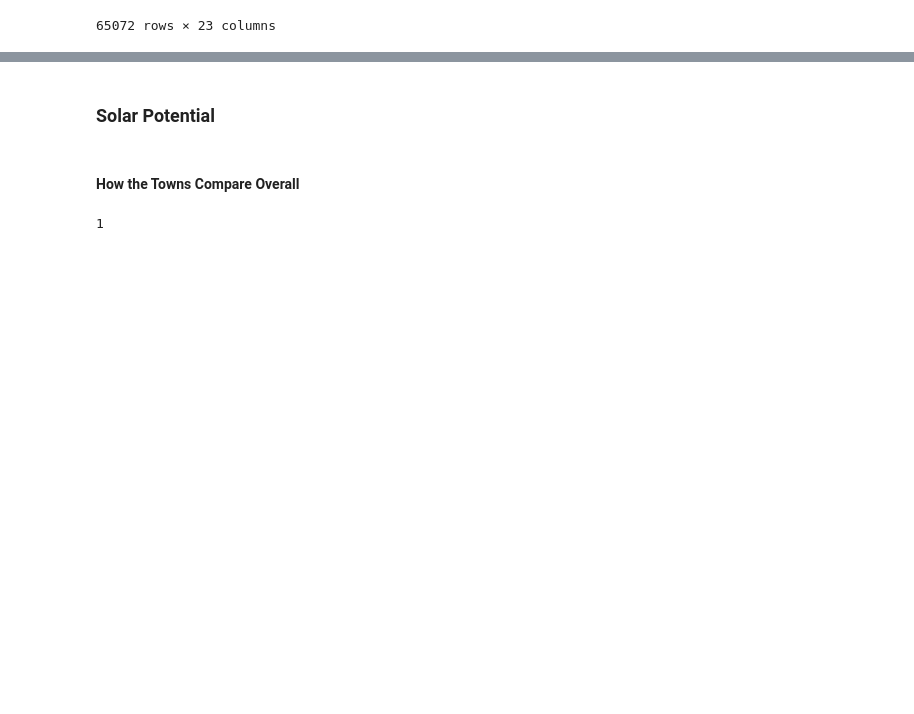
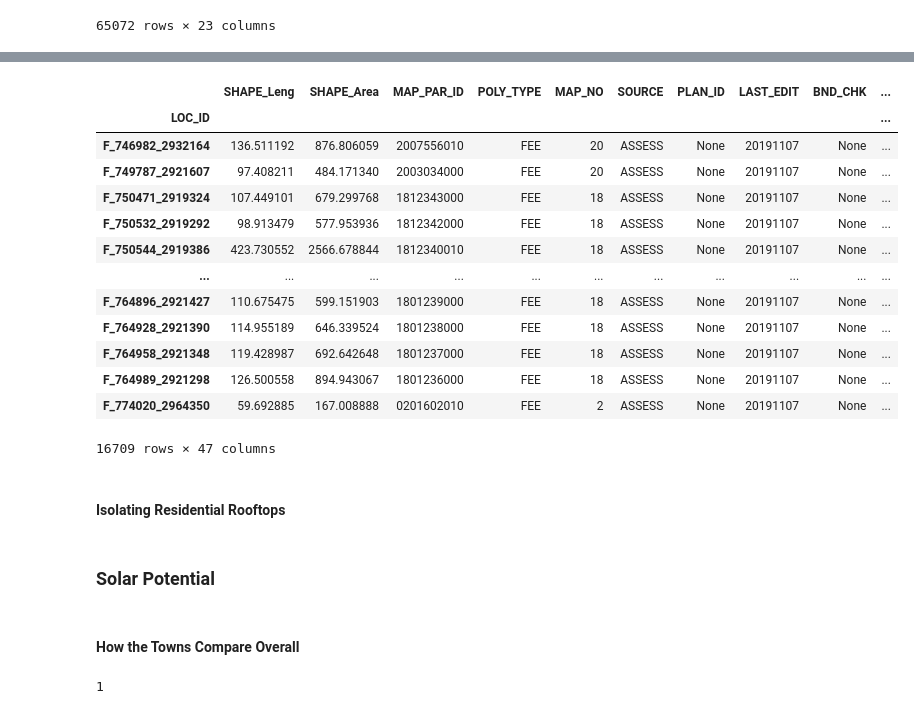
Before and after one commit to ghostpress/ma-solar, a Jupyter notebook: code/initViz.ipynb, the cells around one changed output, grey strips where cells are left out. Drawn from its saved outputs; the diff is of its cells as text; code cells hidden in the pictures; blank space fills up the shorter version.

Commit message:
Isolated residential parcels in study locations

```diff
--- a/code/initViz.ipynb
+++ b/code/initViz.ipynb
@@ -556,0 +571,27 @@ Name: TOWN_ID, dtype: int64
+# %%
+resNewton = assessNewton[assessNewton['USE_CODE'].isin(res)]
+resMilton = assessMilton[assessMilton['USE_CODE'].isin(res)]
+resBoston = assessBoston[assessBoston['USE_CODE'].isin(res)]
+# %%
+# Give the parcel polygons data and the residential assessment data
+# a common index
+
+parcelsNewton = parcelsNewton.set_index('LOC_ID')
+parcelsMilton = parcelsMilton.set_index('LOC_ID')
+parcelsBoston = parcelsBoston.set_index('LOC_ID')
+
+resNewton = resNewton.set_index('LOC_ID')
+resMilton = resMilton.set_index('LOC_ID')
+resBoston = resBoston.set_index('LOC_ID')
+# %%
+# Drop the 'TOWN_ID' columns from the residential assessment data (overlap)
+
+resNewton = resNewton.drop(columns=['TOWN_ID'])
+resMilton = resMilton.drop(columns=['TOWN_ID'])
+resBoston = resBoston.drop(columns=['TOWN_ID'])
+# %%
+# Join the data
+
+resParcNewton = parcelsNewton.join(resNewton)
+resParcMilton = parcelsMilton.join(resMilton)
+resParcBoston = parcelsBoston.join(resBoston)
@@ -556,0 +618,20 @@ Name: TOWN_ID, dtype: int64
+# %%
+# Extract residential parcels in West Roxbury and Hyde Park only
+
+resParcWRHP = resParcBoston[resParcBoston['ZIP'].isin([2130, 2136])]
+resParcWRHP
+# %% [output]
+|  | SHAPE_Leng | SHAPE_Area | MAP_PAR_ID | POLY_TYPE | MAP_NO | SOURCE | PLAN_ID | LAST_EDIT | BND_CHK | ... |
+| LOC_ID |  |  |  |  |  |  |  |  |  | ... |
+| F_746982_2932164 | 136.511192 | 876.806059 | 2007556010 | FEE | 20 | ASSESS | None | 20191107 | None | ... |
+| F_749787_2921607 | 97.408211 | 484.171340 | 2003034000 | FEE | 20 | ASSESS | None | 20191107 | None | ... |
+| F_750471_2919324 | 107.449101 | 679.299768 | 1812343000 | FEE | 18 | ASSESS | None | 20191107 | None | ... |
+| F_750532_2919292 | 98.913479 | 577.953936 | 1812342000 | FEE | 18 | ASSESS | None | 20191107 | None | ... |
+| F_750544_2919386 | 423.730552 | 2566.678844 | 1812340010 | FEE | 18 | ASSESS | None | 20191107 | None | ... |
+| ... | ... | ... | ... | ... | ... | ... | ... | ... | ... | ... |
+| F_764896_2921427 | 110.675475 | 599.151903 | 1801239000 | FEE | 18 | ASSESS | None | 20191107 | None | ... |
+| F_764928_2921390 | 114.955189 | 646.339524 | 1801238000 | FEE | 18 | ASSESS | None | 20191107 | None | ... |
+| F_764958_2921348 | 119.428987 | 692.642648 | 1801237000 | FEE | 18 | ASSESS | None | 20191107 | None | ... |
+| F_764989_2921298 | 126.500558 | 894.943067 | 1801236000 | FEE | 18 | ASSESS | None | 20191107 | None | ... |
+| F_774020_2964350 | 59.692885 | 167.008888 | 0201602010 | FEE | 2 | ASSESS | None | 20191107 | None | ... |
+16709 rows × 47 columns
@@ -557,3 +650,5 @@ Name: TOWN_ID, dtype: int64
+# %% [markdown]
+#### Isolating Residential Rooftops
 # %% [markdown]
 ### Solar Potential
 # %% [markdown]
```
Also changed, not shown: parts of 15 cells of this notebook.
